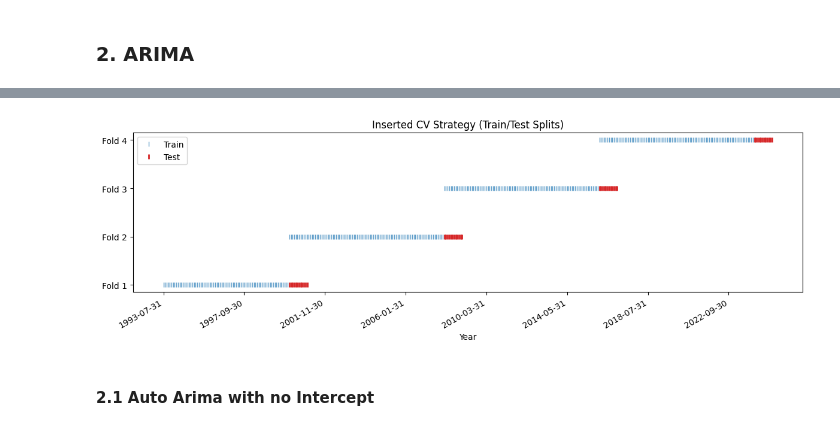
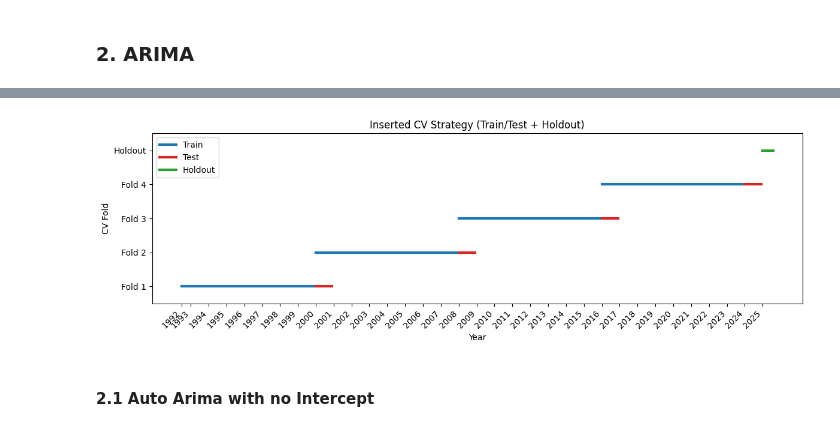
Before and after one commit to ZlataSparrow/Ruble_Volatility_Prediction, a Jupyter notebook: notebook/Time Series - Inserted.ipynb, the cells around one changed output, grey strips where cells are left out. Saved outputs shown, nothing was run; the diff lists cells and outputs as text; code cells hidden in the pictures.

```diff
--- a/notebook/Time Series - Inserted.ipynb
+++ b/notebook/Time Series - Inserted.ipynb
@@ -148,7 +149,9 @@ plt.show()
+# %%
+data = pd.read_csv("/Users/zlatavorobeva/Documents/GitHub/Ruble_Volatility_Prediction2/data/Full_Ruble_Monthly_Data.csv")
 # %%
-# = data.loc[lambda x: x["year"] == 2025, :]
-#data_work = data.loc[lambda x: x["year"] < 2025, :]
+data_work = data.copy()
 # %%
+# Define CV blocks
 cv_blocks = [
     (1992, 1999, 2000),
     (2000, 2007, 2008),
@@ -156,6 +159,9 @@ cv_blocks = [
     (2016, 2023, 2024),
 ]
 
+# Create train/test masks for each fold
 for fold, (train_start, train_end, test_year) in enumerate(cv_blocks, start=1):
-    data_work.loc[:, f"train{fold}"] = (data_work["year"] >= train_start) & (data_work["year"] <= train_end)
-    data_work.loc[:, f"test{fold}"] = data_work["year"] == test_year
+    data_work[f"train{fold}"] = (data_work["year"] >= train_start) & (data_work["year"] <= train_end)
+    data_work[f"test{fold}"]  = data_work["year"] == test_year
+
+data_work["holdout"] = data_work["year"] == 2025
@@ -196,3 +167,0 @@ data_work
-# %%
-data_work = data_work.copy()
-data_work["holdout"] = data_work["year"] == 2025
@@ -203,42 +184,66 @@ data_holdout.shape
 # %%
 fig, ax = plt.subplots(figsize=(12, 4))
 
+# Plot CV folds
 for fold in range(1, 5):
     train_mask = data_work[f"train{fold}"]
     test_mask  = data_work[f"test{fold}"]
 
     # Train
     ax.plot(
         data_work.loc[train_mask, "date"],
         [fold] * train_mask.sum(),
-        '|',
         color='tab:blue',
         label="Train" if fold == 1 else "",
-        alpha=0.7
+        linewidth=3
     )
 
     # Test
     ax.plot(
         data_work.loc[test_mask, "date"],
         [fold] * test_mask.sum(),
-        '|',
         color='tab:red',
         label="Test" if fold == 1 else "",
-        markeredgewidth=2
+        linewidth=3
     )
 
-# Formatting
-ax.set_yticks(range(1, 5))
-ax.set_yticklabels([f"Fold {i}" for i in range(1, 5)])
+# --- Holdout (year 2025) ---
+holdout_mask = data_work["holdout"]
+ax.plot(
+    data_work.loc[holdout_mask, "date"],
+    [5] * holdout_mask.sum(),
+    color='tab:green',
+    label="Holdout",
+    linewidth=3
+)
+
+# --- Y axis labels ---
+yticks = list(range(1, 6))
+yticklabels = [f"Fold {i}" for i in range(1, 5)] + ["Holdout"]
+ax.set_yticks(yticks)
+ax.set_yticklabels(yticklabels)
+ax.set_ylim(0.5, 5.5)
+ax.set_ylabel("CV Fold")
+
+# --- X axis: yearly ticks ---
+years = pd.to_datetime(data_work["date"]).dt.year.unique()
+years = sorted(years)
+year_to_first_date = {
+    year: data_work.loc[pd.to_datetime(data_work["date"]).dt.year == year, "date"].iloc[0]
+    for year in years
+}
+x_tick_positions = [year_to_first_date[year] for year in years]
+ax.set_xticks(x_tick_positions)
+ax.set_xticklabels([str(year) for year in years], rotation=45, ha='right')
+
+# Final formatting
 ax.set_xlabel("Year")
-ax.set_title("Inserted CV Strategy (Train/Test Splits)")
+ax.set_title("Inserted CV Strategy (Train/Test + Holdout)")
 ax.legend(loc='upper left')
-ax.xaxis.set_major_locator(plt.MaxNLocator(integer=True))
-fig.autofmt_xdate()
-plt.tight_layout()
+fig.tight_layout()
 plt.show()
 # %% [output]
-[figure, old version]
+[figure, new version]
 # %% [markdown]
 #### 2.1 Auto Arima with no Intercept
 # %%
```
Also changed, not shown: parts of 36 cells of this notebook, 2 other files.
